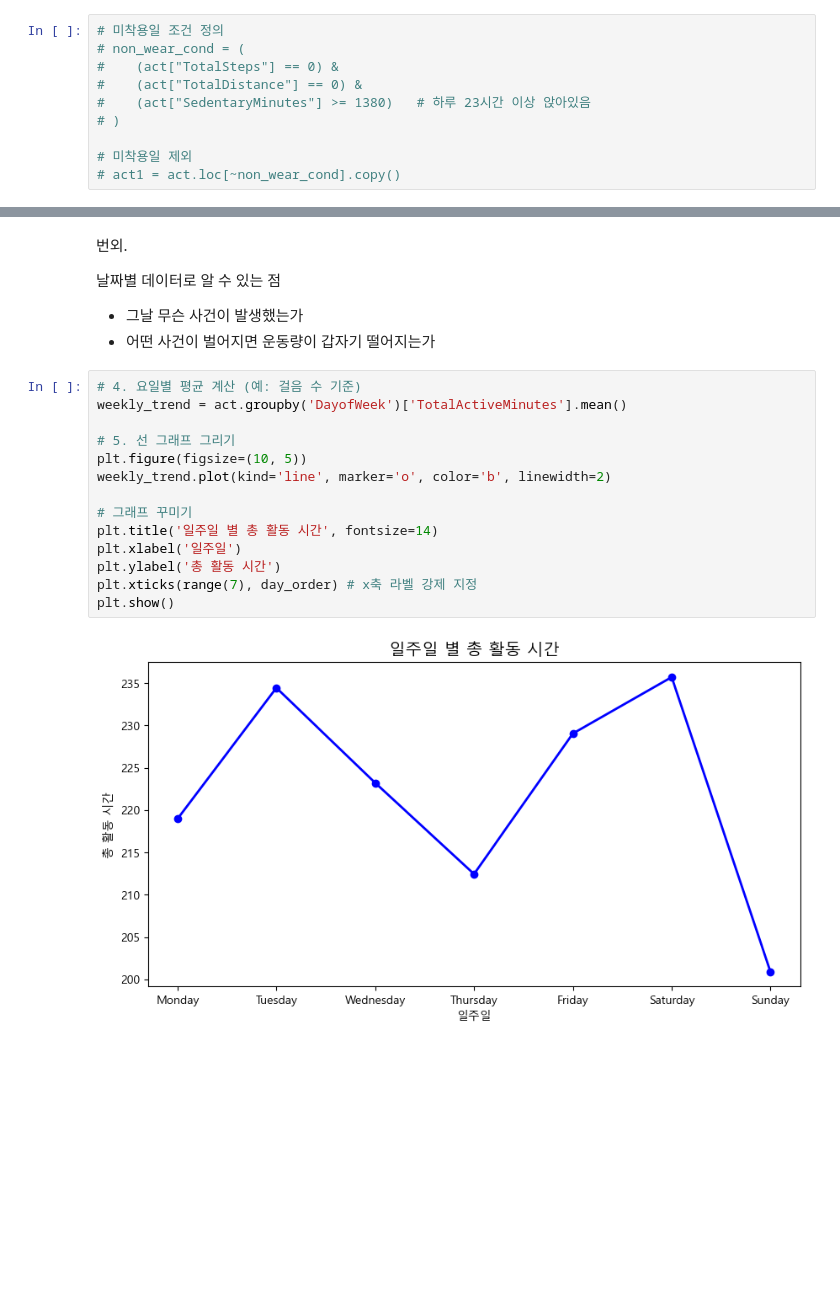
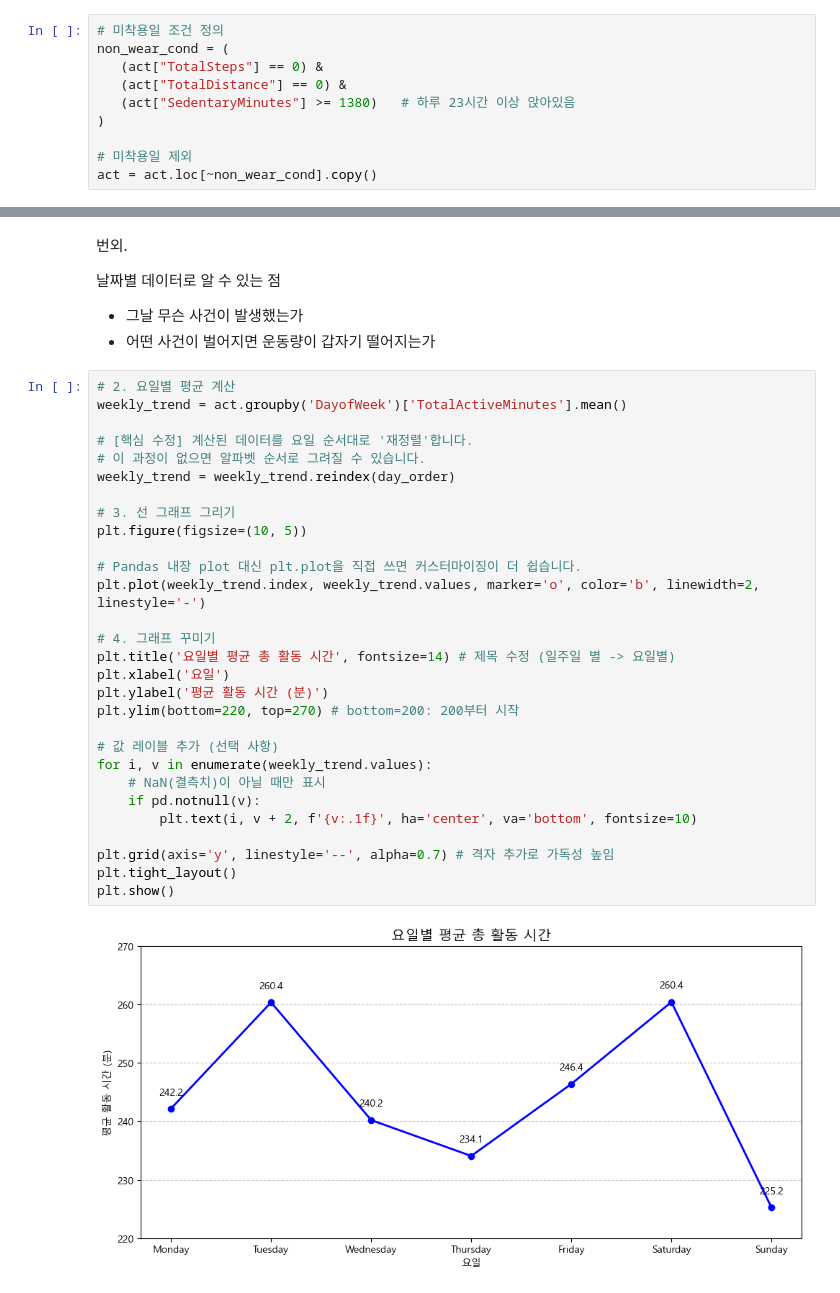
Before and after one commit to jeesy95-creator/sparta_15, a Jupyter notebook: notebooks/LeeCR.ipynb, the cells around one changed output, grey strips where cells are left out. Cells and saved outputs as stored; diff of their text form; blank space fills up the shorter version.

```diff
--- a/notebooks/LeeCR.ipynb
+++ b/notebooks/LeeCR.ipynb
@@ -117,14 +117,14 @@ Monday       188
 Name: count, dtype: int64
 # %%
 # 미착용일 조건 정의
-# non_wear_cond = (
-#    (act["TotalSteps"] == 0) &
-#    (act["TotalDistance"] == 0) &
-#    (act["SedentaryMinutes"] >= 1380)   # 하루 23시간 이상 앉아있음
-# )
+non_wear_cond = (
+   (act["TotalSteps"] == 0) &
+   (act["TotalDistance"] == 0) &
+   (act["SedentaryMinutes"] >= 1380)   # 하루 23시간 이상 앉아있음
+)
 
 # 미착용일 제외
-# act1 = act.loc[~non_wear_cond].copy()
+act = act.loc[~non_wear_cond].copy()
 # %%
 # 마일을 킬로미터로 변환
 MILE_TO_KM = 1.60934
@@ -315,18 +340,33 @@ Passing `palette` without assigning `hue` is deprecated and will be removed in v
 - 그날 무슨 사건이 발생했는가
 - 어떤 사건이 벌어지면 운동량이 갑자기 떨어지는가
 # %%
-# 4. 요일별 평균 계산 (예: 걸음 수 기준)
+# 2. 요일별 평균 계산
 weekly_trend = act.groupby('DayofWeek')['TotalActiveMinutes'].mean()
 
-# 5. 선 그래프 그리기
+# [핵심 수정] 계산된 데이터를 요일 순서대로 '재정렬'합니다.
+# 이 과정이 없으면 알파벳 순서로 그려질 수 있습니다.
+weekly_trend = weekly_trend.reindex(day_order)
+
+# 3. 선 그래프 그리기
 plt.figure(figsize=(10, 5))
-weekly_trend.plot(kind='line', marker='o', color='b', linewidth=2)
 
-# 그래프 꾸미기
-plt.title('일주일 별 총 활동 시간', fontsize=14)
-plt.xlabel('일주일')
-plt.ylabel('총 활동 시간')
-plt.xticks(range(7), day_order) # x축 라벨 강제 지정
+# Pandas 내장 plot 대신 plt.plot을 직접 쓰면 커스터마이징이 더 쉽습니다.
+plt.plot(weekly_trend.index, weekly_trend.values, marker='o', color='b', linewidth=2, linestyle='-')
+
+# 4. 그래프 꾸미기
+plt.title('요일별 평균 총 활동 시간', fontsize=14) # 제목 수정 (일주일 별 -> 요일별)
+plt.xlabel('요일')
+plt.ylabel('평균 활동 시간 (분)')
+plt.ylim(bottom=220, top=270) # bottom=200: 200부터 시작
+
+# 값 레이블 추가 (선택 사항)
+for i, v in enumerate(weekly_trend.values):
+    # NaN(결측치)이 아닐 때만 표시
+    if pd.notnull(v):
+        plt.text(i, v + 2, f'{v:.1f}', ha='center', va='bottom', fontsize=10)
+
+plt.grid(axis='y', linestyle='--', alpha=0.7) # 격자 추가로 가독성 높임
+plt.tight_layout()
 plt.show()
 # %% [output]
-[figure, old version]
+[figure, new version]
```
Also changed, not shown: parts of 13 cells of this notebook, 2 other files.
